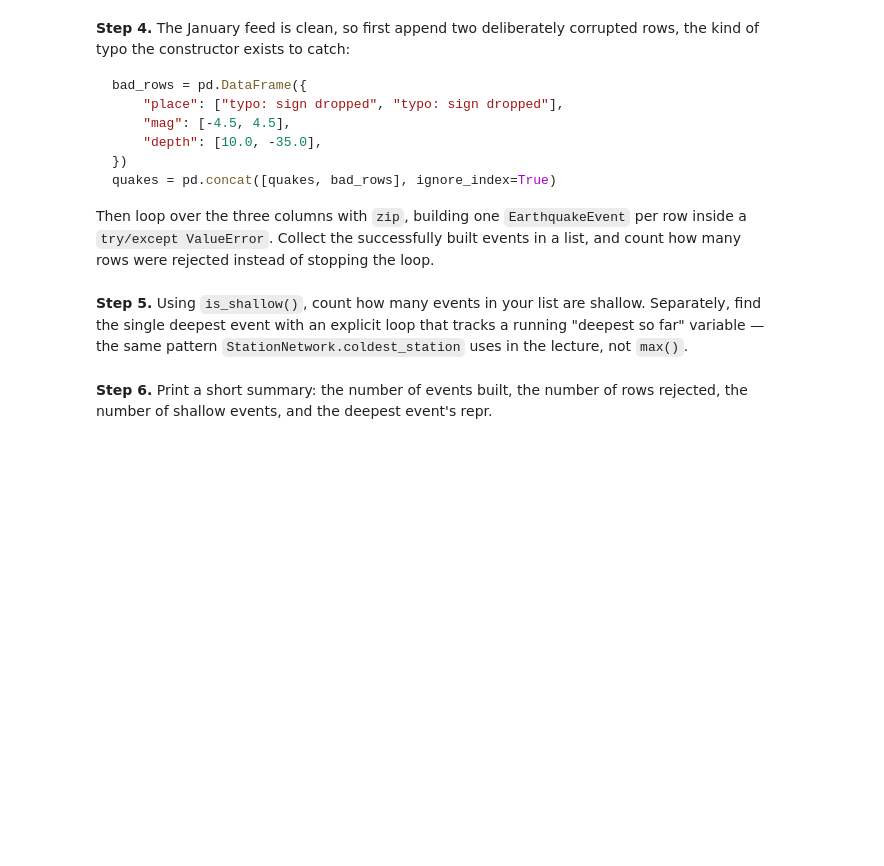
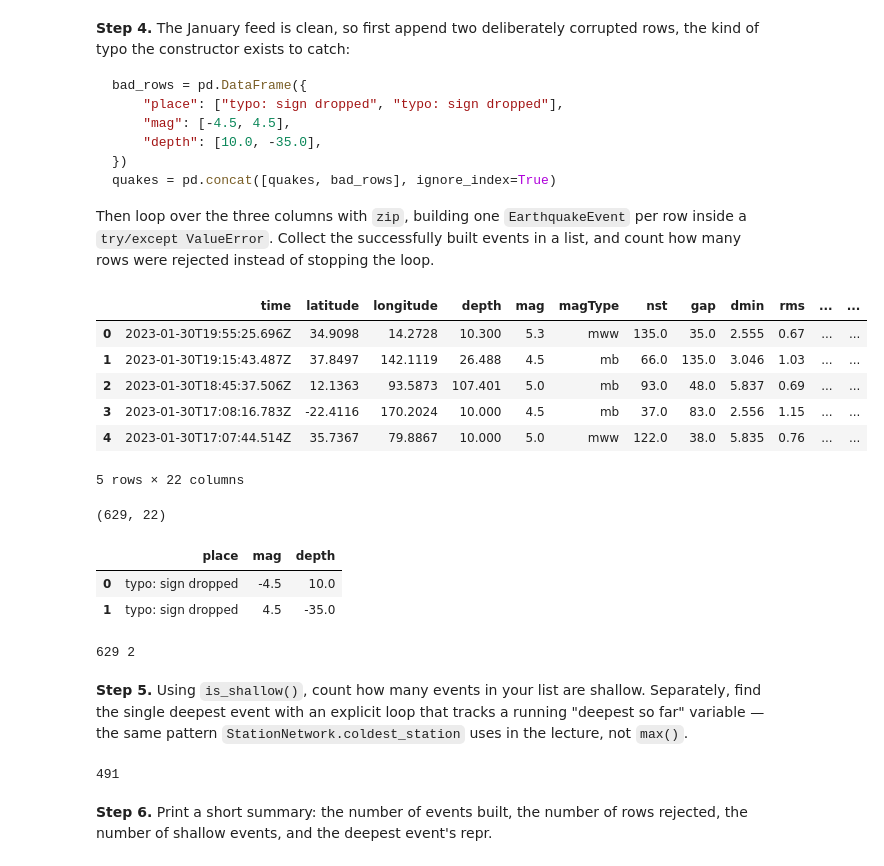
Before and after one commit to oliviaberset/2026_Intro_Python, a Jupyter notebook: live/part-I/1.7-oop-for-environmental-systems-environmental-exercises.ipynb, the cells around one changed output. Cells and saved outputs as stored; diff of their text form; code cells hidden in the pictures; blank space fills up the shorter version.

```diff
--- a/live/part-I/1.7-oop-for-environmental-systems-environmental-exercises.ipynb
+++ b/live/part-I/1.7-oop-for-environmental-systems-environmental-exercises.ipynb
@@ -105,3 +113,24 @@ Then loop over the three columns with `zip`, building one `EarthquakeEvent` per
+# %%
+quakes = pd.read_csv(quakes_path)
+quakes.head()
+# %% [output]
+|  | time | latitude | longitude | depth | mag | magType | nst | gap | dmin | rms | ... | ... |
+| 0 | 2023-01-30T19:55:25.696Z | 34.9098 | 14.2728 | 10.300 | 5.3 | mww | 135.0 | 35.0 | 2.555 | 0.67 | ... | ... |
+| 1 | 2023-01-30T19:15:43.487Z | 37.8497 | 142.1119 | 26.488 | 4.5 | mb | 66.0 | 135.0 | 3.046 | 1.03 | ... | ... |
+| 2 | 2023-01-30T18:45:37.506Z | 12.1363 | 93.5873 | 107.401 | 5.0 | mb | 93.0 | 48.0 | 5.837 | 0.69 | ... | ... |
+| 3 | 2023-01-30T17:08:16.783Z | -22.4116 | 170.2024 | 10.000 | 4.5 | mb | 37.0 | 83.0 | 2.556 | 1.15 | ... | ... |
+| 4 | 2023-01-30T17:07:44.514Z | 35.7367 | 79.8867 | 10.000 | 5.0 | mww | 122.0 | 38.0 | 5.835 | 0.76 | ... | ... |
+5 rows × 22 columns
+# %%
+quakes.shape
+# %% [output]
+(629, 22)
+# %%
+bad_rows.head()
+# %% [output]
+|  | place | mag | depth |
+| 0 | typo: sign dropped | -4.5 | 10.0 |
+| 1 | typo: sign dropped | 4.5 | -35.0 |
 # %%
 # Your solution here
 # Hint: bad_rows = pd.DataFrame({"place": [...], "mag": [...], "depth": [...]})
@@ -114,9 +143,22 @@ Then loop over the three columns with `zip`, building one `EarthquakeEvent` per
 #           except ValueError:
 #               n_rejected += 1
 
-bad_rows = pf.DataFrame({"place":["typo:sign dropped", "typo:sign dropped"], "mag": [-4.5, 4.5], "depth":[10.5, -35.0]})
+import pandas as pd
+
+bad_rows = pd.DataFrame({"place":["typo:sign dropped", "typo:sign dropped"], "mag": [-4.5, 4.5], "depth":[10.5, -35.0]})
 quakes = pd.concat([quakes, bad_rows], ignore_index=True)
-event = []
+
+events = []
+n_rejected = 0
+for place, mag, depth in zip(quakes["place"], quakes["mag"], quakes["depth"]):
+  try:
+    events.append(EarthquakeEvent(place, mag, depth))
+  except ValueError:
+    n_rejected += 1
+
+print(len(events), n_rejected)
+# %% [output]
+629 2
 # %% [markdown]
 **Step 5.** Using `is_shallow()`, count how many events in your list are shallow. Separately, find the single deepest event with an explicit loop that tracks a running "deepest so far" variable — the same pattern `StationNetwork.coldest_station` uses in the lecture, not `max()`.
 # %%
@@ -129,6 +171,14 @@ event = []
 #       for event in events:
 #           if deepest is None or event.depth_km > deepest.depth_km:
 #               deepest = event
+
+n_shallow = 0
+for event in events:
+  if event.is_shallow():
+    n_shallow +=1
+print(n_shallow)
+# %% [output]
+491
 # %% [markdown]
 **Step 6.** Print a short summary: the number of events built, the number of rows rejected, the number of shallow events, and the deepest event's repr.
 # %%
```
Also changed, not shown: parts of 4 cells of this notebook.
